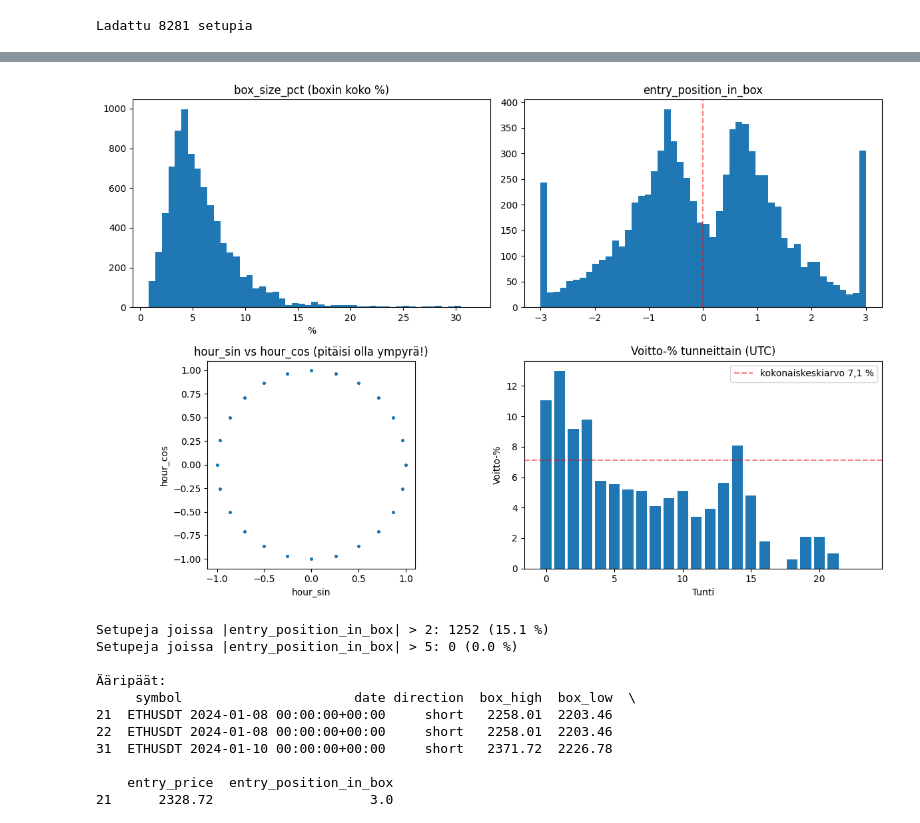
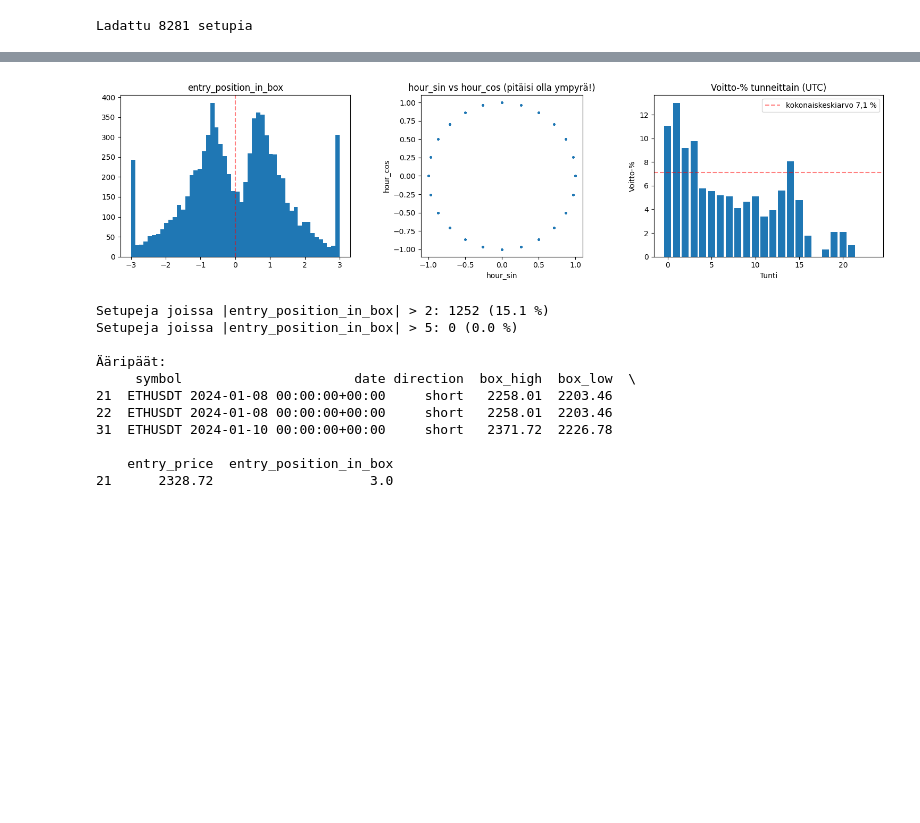
Before and after one commit to aanixi/box-method-ensemble-prediction, a Jupyter notebook: notebooks/03_features.ipynb, the cells around one changed output, grey strips where cells are left out. Cells and saved outputs as stored; diff of their text form; code cells hidden in the pictures; blank space fills up the shorter version.

```diff
--- a/notebooks/03_features.ipynb
+++ b/notebooks/03_features.ipynb
@@ -36,37 +43,33 @@ hour_sin                 0
 hour_cos                 0
 dtype: int64
 # %%
-fig, axes = plt.subplots(2, 2, figsize=(12, 8))
+fig, axes = plt.subplots(1, 3, figsize=(15, 4))
 
-axes[0, 0].hist(df["box_size_pct"].dropna(), bins=50)
-axes[0, 0].set_title("box_size_pct (boxin koko %)")
-axes[0, 0].set_xlabel("%")
+axes[0].hist(df["entry_position_in_box"].dropna(), bins=50)
+axes[0].set_title("entry_position_in_box")
+axes[0].axvline(0, color="red", linestyle="--", alpha=0.5)
 
-axes[0, 1].hist(df["entry_position_in_box"].dropna(), bins=50)
-axes[0, 1].set_title("entry_position_in_box")
-axes[0, 1].axvline(0, color="red", linestyle="--", alpha=0.5)
-
-axes[1, 0].scatter(df["hour_sin"], df["hour_cos"], alpha=0.05, s=5)
-axes[1, 0].set_title("hour_sin vs hour_cos (pitäisi olla ympyrä!)")
-axes[1, 0].set_xlabel("hour_sin")
-axes[1, 0].set_ylabel("hour_cos")
-axes[1, 0].set_aspect("equal")
+axes[1].scatter(df["hour_sin"], df["hour_cos"], alpha=0.05, s=5)
+axes[1].set_title("hour_sin vs hour_cos (pitäisi olla ympyrä!)")
+axes[1].set_xlabel("hour_sin")
+axes[1].set_ylabel("hour_cos")
+axes[1].set_aspect("equal")
 
 # Tunti vs voitto-% (vain labeled setupit)
 labeled = df.dropna(subset=["label"]).copy()
 labeled["hour"] = labeled["entry_time"].dt.hour
 hourly_winrate = labeled.groupby("hour")["label"].agg(["mean", "count"])
-axes[1, 1].bar(hourly_winrate.index, hourly_winrate["mean"] * 100)
-axes[1, 1].set_title("Voitto-% tunneittain (UTC)")
-axes[1, 1].set_xlabel("Tunti")
-axes[1, 1].set_ylabel("Voitto-%")
-axes[1, 1].axhline(7.1, color="red", linestyle="--", alpha=0.5, label="kokonaiskeskiarvo 7,1 %")
-axes[1, 1].legend()
+axes[2].bar(hourly_winrate.index, hourly_winrate["mean"] * 100)
+axes[2].set_title("Voitto-% tunneittain (UTC)")
+axes[2].set_xlabel("Tunti")
+axes[2].set_ylabel("Voitto-%")
+axes[2].axhline(7.1, color="red", linestyle="--", alpha=0.5, label="kokonaiskeskiarvo 7,1 %")
+axes[2].legend()
 
 plt.tight_layout()
 plt.show()
 # %% [output]
-[figure, old version]
+[figure, new version]
 # %%
 # Kuinka monta "epätavallista" entry_position_in_box -arvoa on?
 extreme = df["entry_position_in_box"].abs() > 2
```
Also changed, not shown: parts of 17 cells of this notebook, 3 other files.
